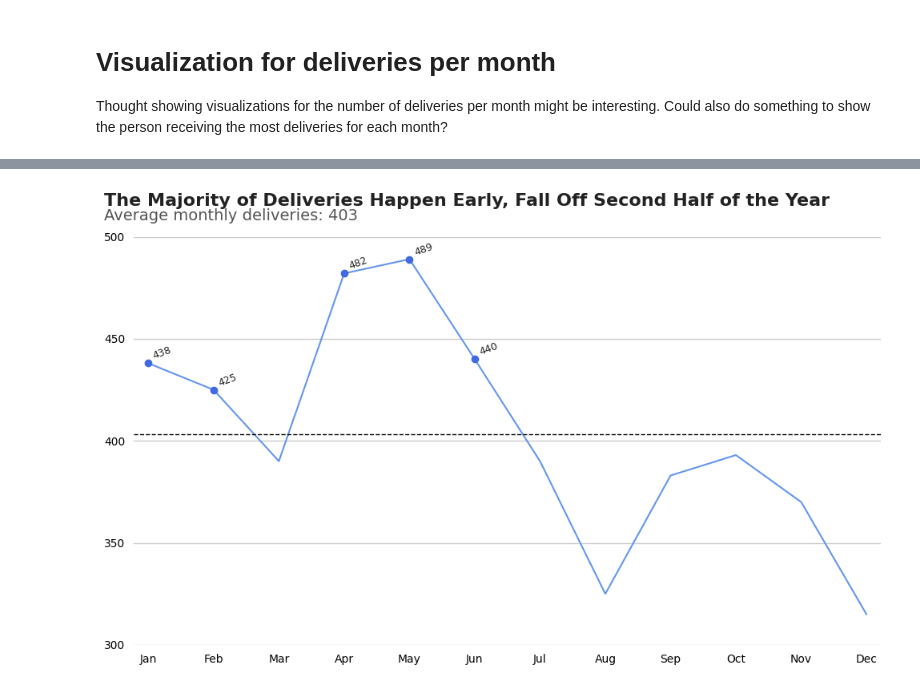
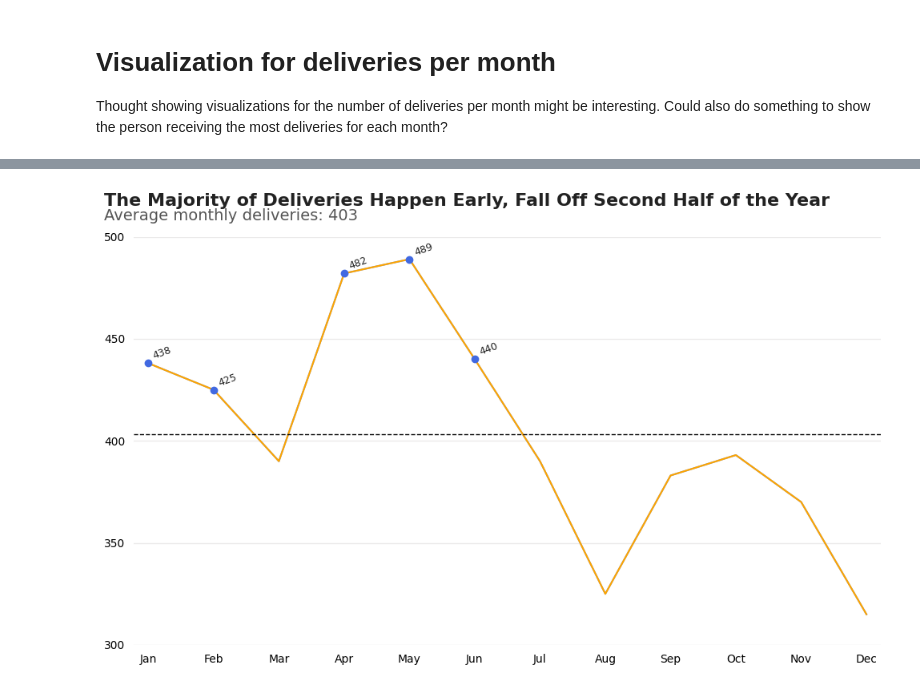
Before and after one commit to jonathonbuhler/Pantry-To-Porch, a Jupyter notebook: LeoStuff/DeliveriesPerMonth.ipynb, the cells around one changed output, grey strips where cells are left out. Cells and saved outputs as stored; diff of their text form; code cells hidden in the pictures.

```diff
--- a/LeoStuff/DeliveriesPerMonth.ipynb
+++ b/LeoStuff/DeliveriesPerMonth.ipynb
@@ -62,37 +112,38 @@ fig, ax = plt.subplots(figsize=(10, 6))
 avg_delv = month_deliveries["Total Deliveries"].sum() / 12
 
 ax.plot("Month", "Total Deliveries", data=month_deliveries, color = "cornflowerblue")
+ax.plot("Month", "Total Deliveries", data=month_deliveries_24, color = "orange")
 for row in month_deliveries.itertuples():
     cur_month = row[1]
     cur_delv = row[2]
     month_num = Date[cur_month].value
 
     if cur_delv >= avg_delv:
         # ax.text(month_num - 0.95, cur_delv + 1.75, cur_month, rotation = 30)
         ax.text(
             month_num - 0.95, cur_delv + 2, cur_delv,
             rotation=20, ha="left", fontsize=9, color="#222222"
             )
         ax.plot(cur_month, cur_delv, marker="o", color="royalblue", markersize=6)
 
 ax.spines[["left", "top", "right", "bottom"]].set_visible(False)
 ax.tick_params("both", length = 0, labelsize = 10, pad = 8)
 ax.set_ylim(300, 500)
-ax.yaxis.grid(color="#555555", linewidth=1, alpha = 0.3)
+ax.yaxis.grid(color="#BDBCBC", linewidth=1, alpha = 0.3)
 ax.set_yticks([300, 350, 400, 450, 500])
 
 ax.margins(y=0, x= 0.02)
 
 
 plt.axhline(avg_delv, linestyle="--", color = "black", linewidth = 1)
 
 main = "The Majority of Deliveries Happen Early, Fall Off Second Half of the Year"
 sub = f"Average monthly deliveries: {avg_delv:.0f}"
 fig.text(0.015, 0.98, main, ha="left", fontsize=16, color="#222222", weight="bold")
 fig.text(0.015, 0.95, sub, ha="left", fontsize=14, color="#555555")
 
 plt.tight_layout(rect=[0, 0, 1, 0.95])
 
 plt.show()
 # %% [output]
-[figure, old version]
+[figure, new version]
```
Also changed, not shown: parts of 3 cells of this notebook.
